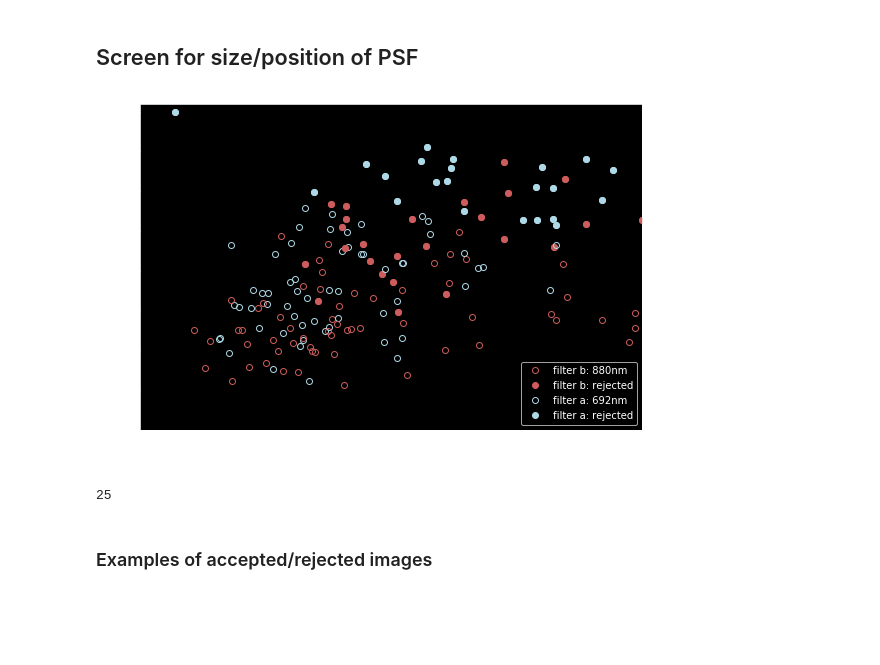
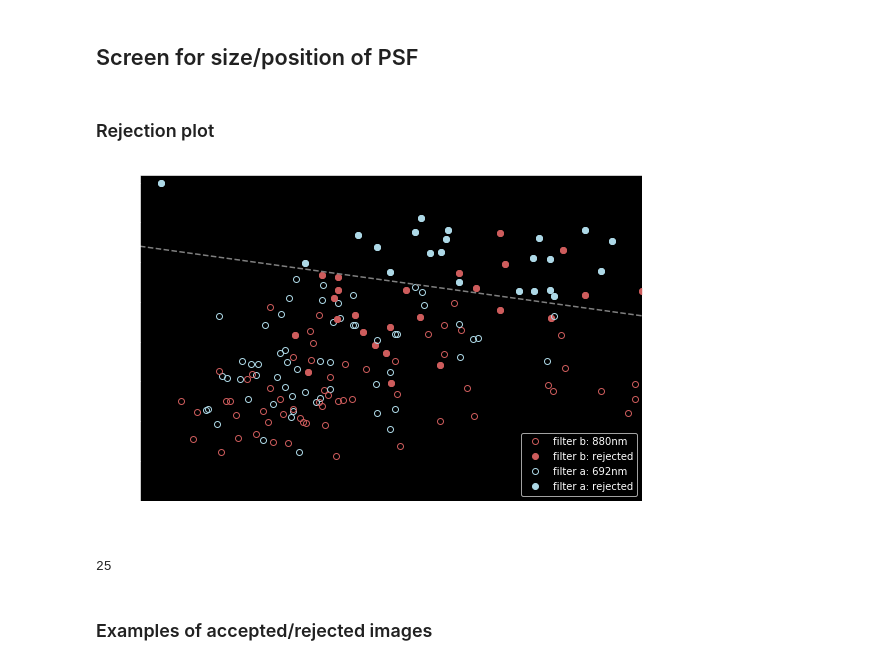
Before and after one commit to cahebert/speckles, a Jupyter notebook: Code/Data Processing.ipynb, the cells around one changed output. Drawn from its saved outputs; the diff is of its cells as text; code cells hidden in the pictures; blank space fills up the shorter version.

```diff
--- a/Code/Data Processing.ipynb
+++ b/Code/Data Processing.ipynb
@@ -131,40 +130,44 @@ with open('./../Fits/centerOfMassB.p', 'rb') as file:
     comDictB = pickle.load(file)
 with open('./../Fits/fwhmB.p', 'rb') as file:
     fwhmDictB = pickle.load(file)
+# %% [markdown]
+### Rejection plot
 # %%
 rejected = 0
 plt.figure(figsize=(9,6))
 
 for (k, v) in comDictB.items():
     k_a = k.split('_')[0] + '_a_' + k.split('_')[-1]
     plt.plot(v, fwhmDictB[k], 'o', color='indianred', fillstyle='none')
     plt.plot(comDictA[k_a], fwhmDictA[k_a], 'o', color='lightblue', fillstyle='none')
 
     if v + 2*fwhmDictB[k] >= 128 or comDictA[k_a] + 2*fwhmDictA[k_a] >= 128:
         rejected += 1
         plt.plot(v, fwhmDictB[k], 'o', color='indianred')
         plt.plot(comDictA[k_a], fwhmDictA[k_a], 'o', color='lightblue')
 
+xpts = np.linspace(0, 35, 20)
+plt.plot(xpts, 64 - xpts / 2, '--', color='grey')
 plt.xlabel('PSF center offset (center of mass)', fontsize=12)
 plt.ylabel('PSF size (FWHM)', fontsize=12)
 plt.ylim([0,82])
-plt.xlim([-1,35])
+plt.xlim([0,35])
 
 #custom legend
 from matplotlib.lines import Line2D
 legend_elements = [Line2D([0], [0], color='indianred', lw=0, marker='o', fillstyle='none',
                           label='filter b: 880nm'),
                    Line2D([0], [0], color='indianred', lw=0, marker='o', label='filter b: rejected'),
                    Line2D([0], [0], color='lightblue', lw=0, marker='o', fillstyle='none',
                           label='filter a: 692nm'),
                    Line2D([0], [0], color='lightblue', lw=0, marker='o', label='filter a: rejected')
                   ]
 
 plt.legend(handles=legend_elements)
 plt.show()
 print(rejected)
 # %% [output]
-[figure, old version]
+[figure, new version]
 25
 # %% [markdown]
 ### Examples of accepted/rejected images
```
Also changed, not shown: parts of 1 cell of this notebook, 3 other files.
